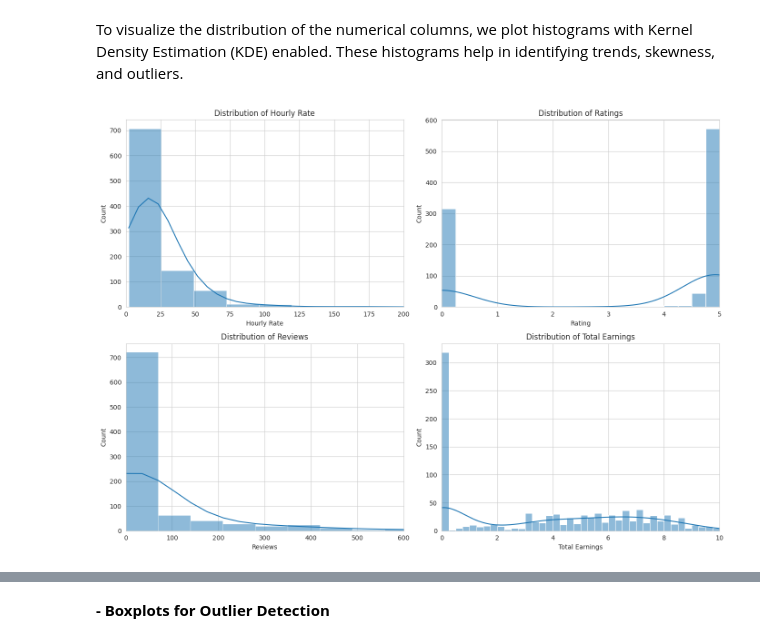
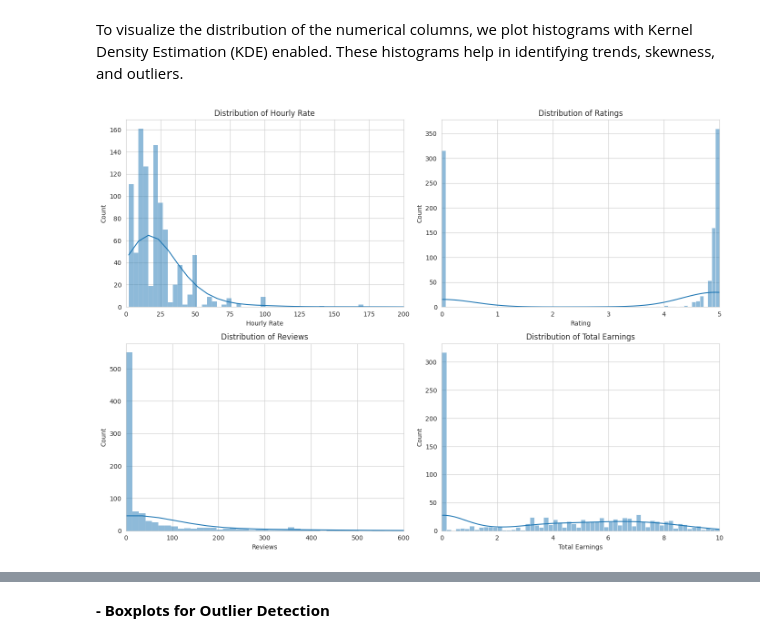
Before and after one commit to iRoseM/Freelancing-Trends--IT362, a Jupyter notebook: IT362_groub_6.ipynb, the cells around one changed output, grey strips where cells are left out. Drawn from its saved outputs; the diff is of its cells as text; code cells hidden in the pictures.

```diff
--- a/IT362_groub_6.ipynb
+++ b/IT362_groub_6.ipynb
@@ -692,35 +717,35 @@ import matplotlib.pyplot as plt
 
 sns.set_style("whitegrid")
 
 # Create histograms for numerical variables with custom bin sizes and x-axis limits
 fig, axes = plt.subplots(2, 2, figsize=(14, 10))
 
 columns = ['Hourly Rate', 'Rating', 'Reviews', 'Total Earnings']
 titles = ['Distribution of Hourly Rate', 'Distribution of Ratings', 'Distribution of Reviews', 'Distribution of Total Earnings']
 
 # Adjusted x-axis limits
 x_limits = {
     'Hourly Rate': (0, 200),
     'Rating': (0, 5),
     'Reviews': (0, 600),
     'Total Earnings': (0, 10)
 }
 
 # Adjusted bin sizes
 bin_sizes = {
-    'Hourly Rate': 60,
-    'Rating': 20,
-    'Reviews': 100,
-    'Total Earnings': 40
+    'Hourly Rate': 400,
+    'Rating': 70,
+    'Reviews': 500,
+    'Total Earnings': 60
 }
 
 for i, ax in enumerate(axes.flatten()):
     sns.histplot(df[columns[i]], bins=bin_sizes[columns[i]], kde=True, ax=ax)
     ax.set_title(titles[i])
     ax.set_xlabel(columns[i])
     ax.set_xlim(x_limits[columns[i]])
 
 plt.tight_layout()
 plt.show()
 # %% [output]
-[figure, old version]
+[figure, new version]
```
Also changed, not shown: parts of 12 cells of this notebook.
